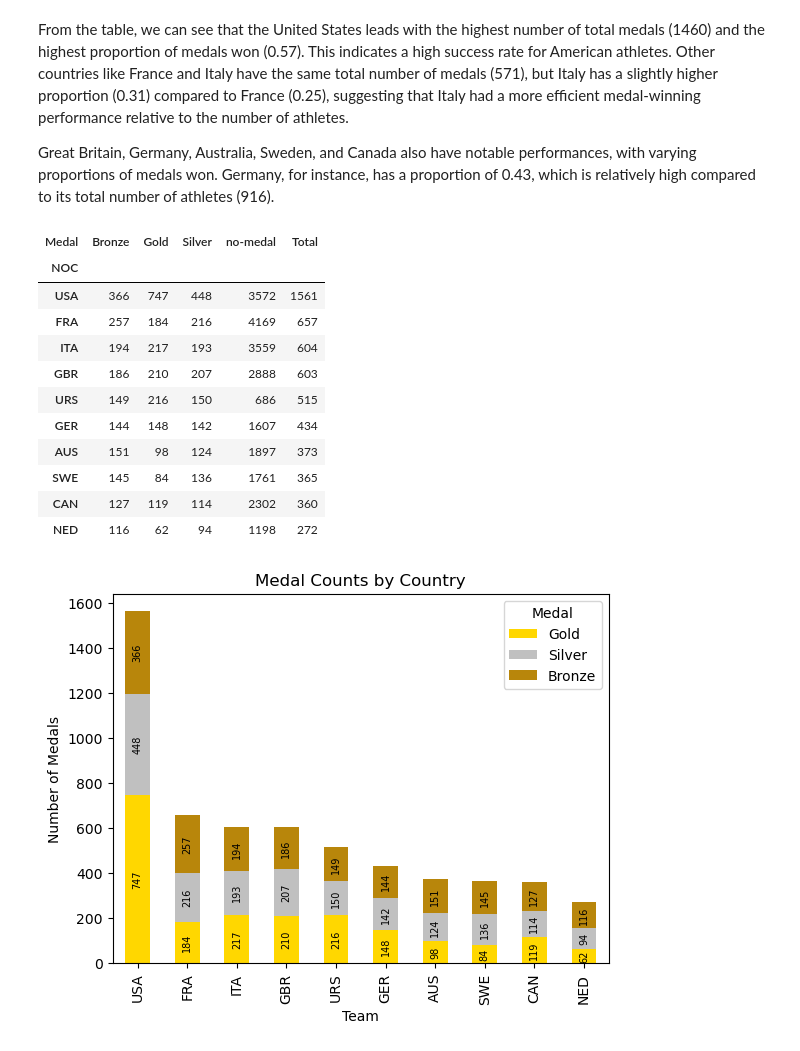
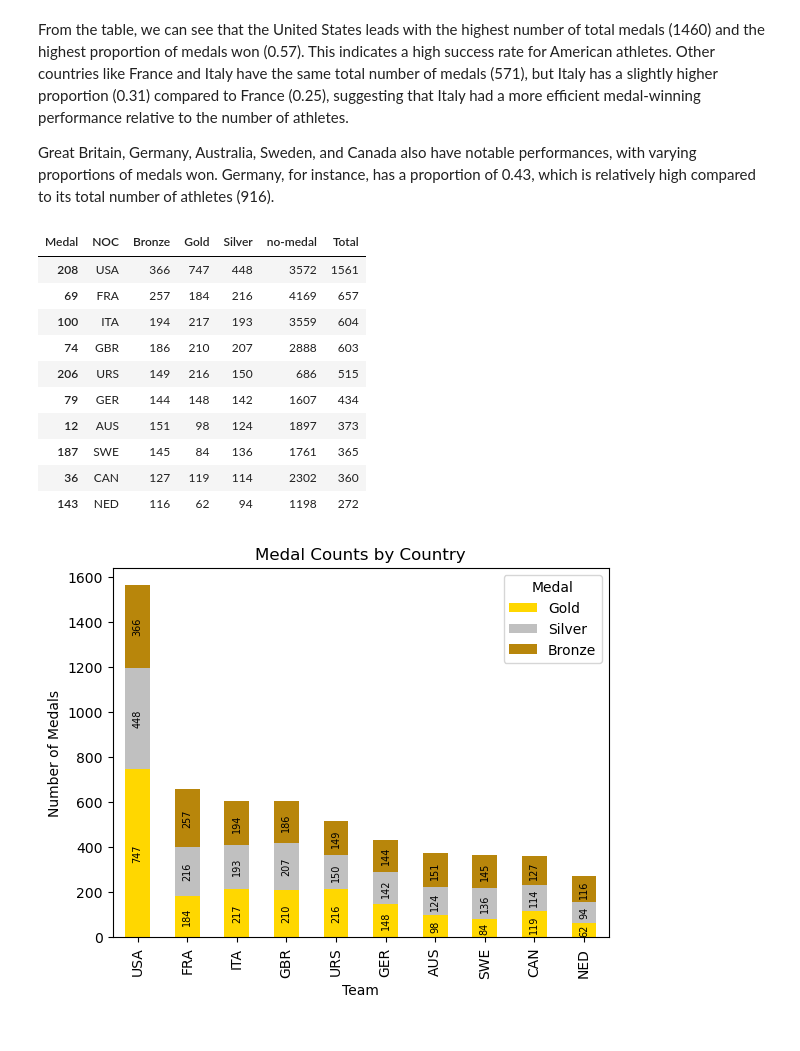
Before and after one commit to Onath/Programming_Project_Olympic_Data, a Jupyter notebook: VR503361_final_project_olympic_data.ipynb, the cells around one changed output. Cells and saved outputs as stored; diff of their text form; code cells hidden in the pictures.

```diff
--- a/VR503361_final_project_olympic_data.ipynb
+++ b/VR503361_final_project_olympic_data.ipynb
@@ -215,0 +322,3 @@ Filling missing values in Medal column with fillna(), because actually they are
+# %%
+#  creating a binary column to indicate if  athlete won medal or not: 1 -> won; 0->didn't won
+olympic_df['Athlete Won Medal'] = olympic_df['Medal'].notnull().astype(int)
@@ -396,25 +526,24 @@ From the table, we can see that the United States leads with the highest number
 
 Great Britain, Germany, Australia, Sweden, and Canada also have notable performances, with varying proportions of medals won. Germany, for instance, has a proportion of 0.43, which is relatively high compared to its total number of athletes (916).
 # %%
-medal_count = olympic_df.groupby(['NOC','Medal']).size().unstack(fill_value=0) #.reset_index()
+medal_count = olympic_df.groupby(['NOC','Medal']).size().unstack(fill_value=0).reset_index()
 medal_count['Total'] = medal_count[['Gold', 'Silver', 'Bronze']].sum(axis=1)
 # medal_count
 
 ten_team_with_most_medals = medal_count.sort_values(by=['Total'], ascending=False).head(10)
 ten_team_with_most_medals
 # %% [output]
-| Medal | Bronze | Gold | Silver | no-medal | Total |
-| NOC |  |  |  |  |  |
-| USA | 366 | 747 | 448 | 3572 | 1561 |
-| FRA | 257 | 184 | 216 | 4169 | 657 |
-| ITA | 194 | 217 | 193 | 3559 | 604 |
-| GBR | 186 | 210 | 207 | 2888 | 603 |
-| URS | 149 | 216 | 150 | 686 | 515 |
-| GER | 144 | 148 | 142 | 1607 | 434 |
-| AUS | 151 | 98 | 124 | 1897 | 373 |
-| SWE | 145 | 84 | 136 | 1761 | 365 |
-| CAN | 127 | 119 | 114 | 2302 | 360 |
-| NED | 116 | 62 | 94 | 1198 | 272 |
+| Medal | NOC | Bronze | Gold | Silver | no-medal | Total |
+| 208 | USA | 366 | 747 | 448 | 3572 | 1561 |
+| 69 | FRA | 257 | 184 | 216 | 4169 | 657 |
+| 100 | ITA | 194 | 217 | 193 | 3559 | 604 |
+| 74 | GBR | 186 | 210 | 207 | 2888 | 603 |
+| 206 | URS | 149 | 216 | 150 | 686 | 515 |
+| 79 | GER | 144 | 148 | 142 | 1607 | 434 |
+| 12 | AUS | 151 | 98 | 124 | 1897 | 373 |
+| 187 | SWE | 145 | 84 | 136 | 1761 | 365 |
+| 36 | CAN | 127 | 119 | 114 | 2302 | 360 |
+| 143 | NED | 116 | 62 | 94 | 1198 | 272 |
 # %%
 colors = ['gold', 'silver', 'darkgoldenrod']
 
```
Also changed, not shown: parts of 52 cells of this notebook.
